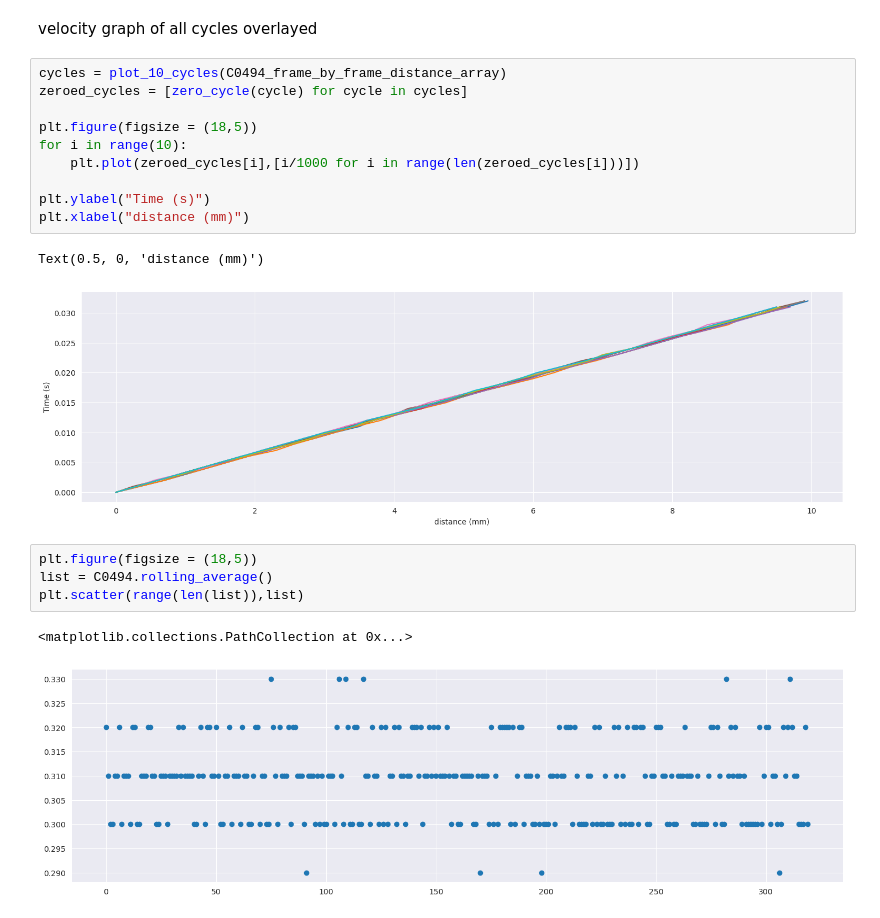
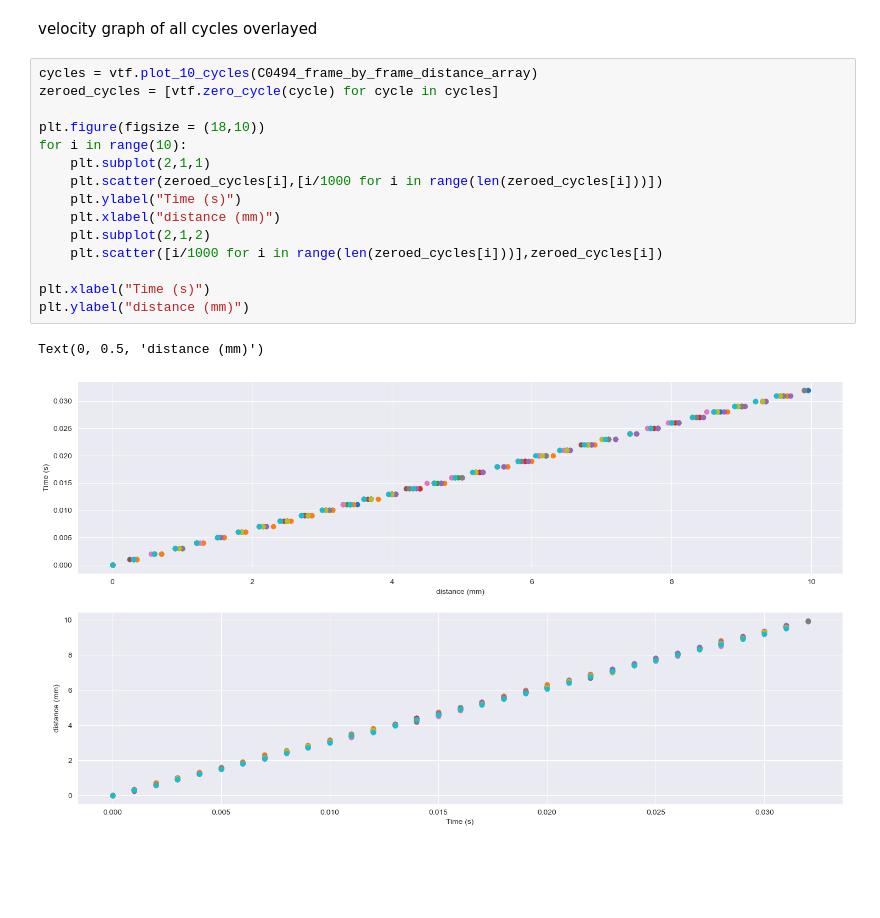
Before and after one commit to jamiemilsom/DTS_velocity_testing, a Jupyter notebook: frame_rate_xml_analyser.ipynb, the cells around one changed output. Saved outputs shown, nothing was run; the diff lists cells and outputs as text; blank space fills up the shorter version.

```diff
--- a/frame_rate_xml_analyser.ipynb
+++ b/frame_rate_xml_analyser.ipynb
@@ -100,22 +77,20 @@ def zero_cycle(cycle):
 # %% [markdown]
 velocity graph of all cycles overlayed
 # %%
-cycles = plot_10_cycles(C0494_frame_by_frame_distance_array)
-zeroed_cycles = [zero_cycle(cycle) for cycle in cycles]
+cycles = vtf.plot_10_cycles(C0494_frame_by_frame_distance_array)
+zeroed_cycles = [vtf.zero_cycle(cycle) for cycle in cycles]
 
-plt.figure(figsize = (18,5))
+plt.figure(figsize = (18,10))
 for i in range(10):
-    plt.plot(zeroed_cycles[i],[i/1000 for i in range(len(zeroed_cycles[i]))])
+    plt.subplot(2,1,1)
+    plt.scatter(zeroed_cycles[i],[i/1000 for i in range(len(zeroed_cycles[i]))])
+    plt.ylabel("Time (s)")
+    plt.xlabel("distance (mm)")
+    plt.subplot(2,1,2)
+    plt.scatter([i/1000 for i in range(len(zeroed_cycles[i]))],zeroed_cycles[i])
 
-plt.ylabel("Time (s)")
-plt.xlabel("distance (mm)")
+plt.xlabel("Time (s)")
+plt.ylabel("distance (mm)")
 # %% [output]
-Text(0.5, 0, 'distance (mm)')
+Text(0, 0.5, 'distance (mm)')
-[figure, old version]
+[figure, new version]
-# %%
-plt.figure(figsize = (18,5))
-list = C0494.rolling_average()
-plt.scatter(range(len(list)),list)
-# %% [output]
-<matplotlib.collections.PathCollection at 0x...>
-[figure, removed]
```
Also changed, not shown: parts of 13 cells of this notebook.
